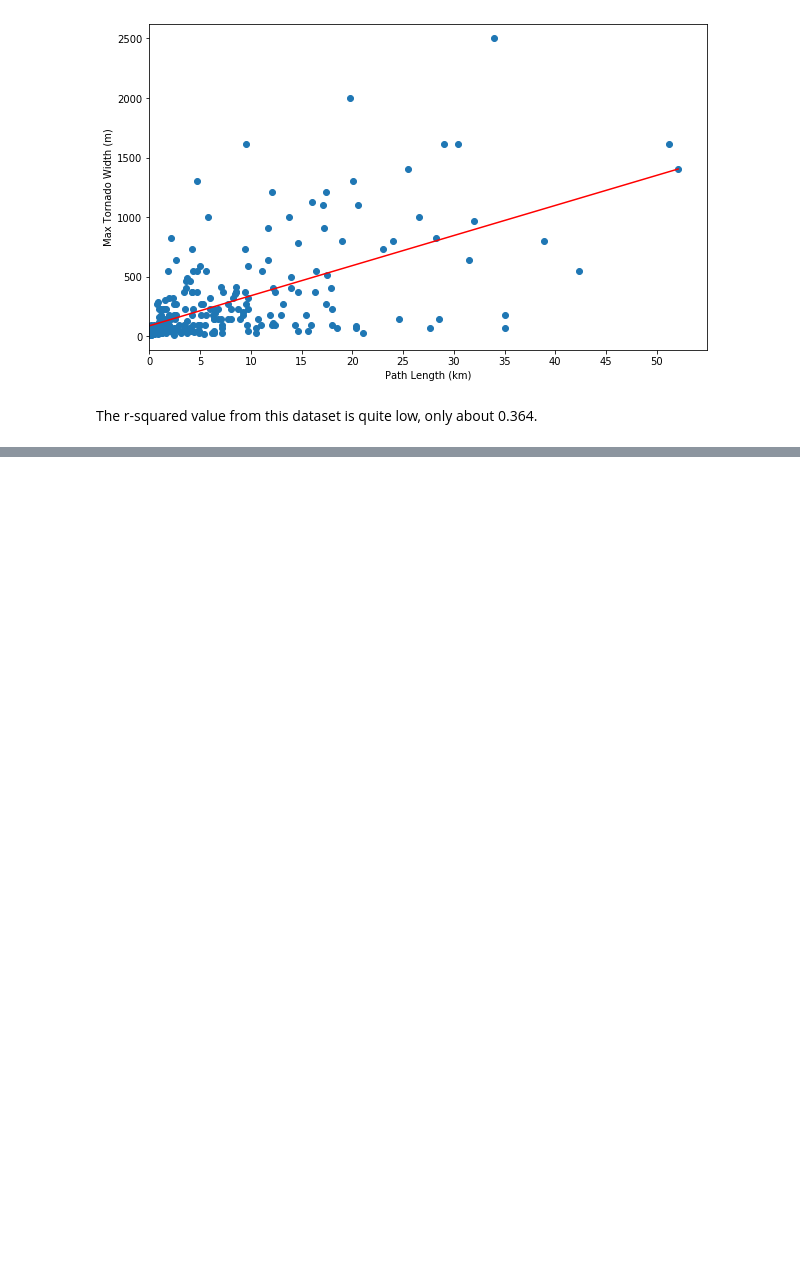
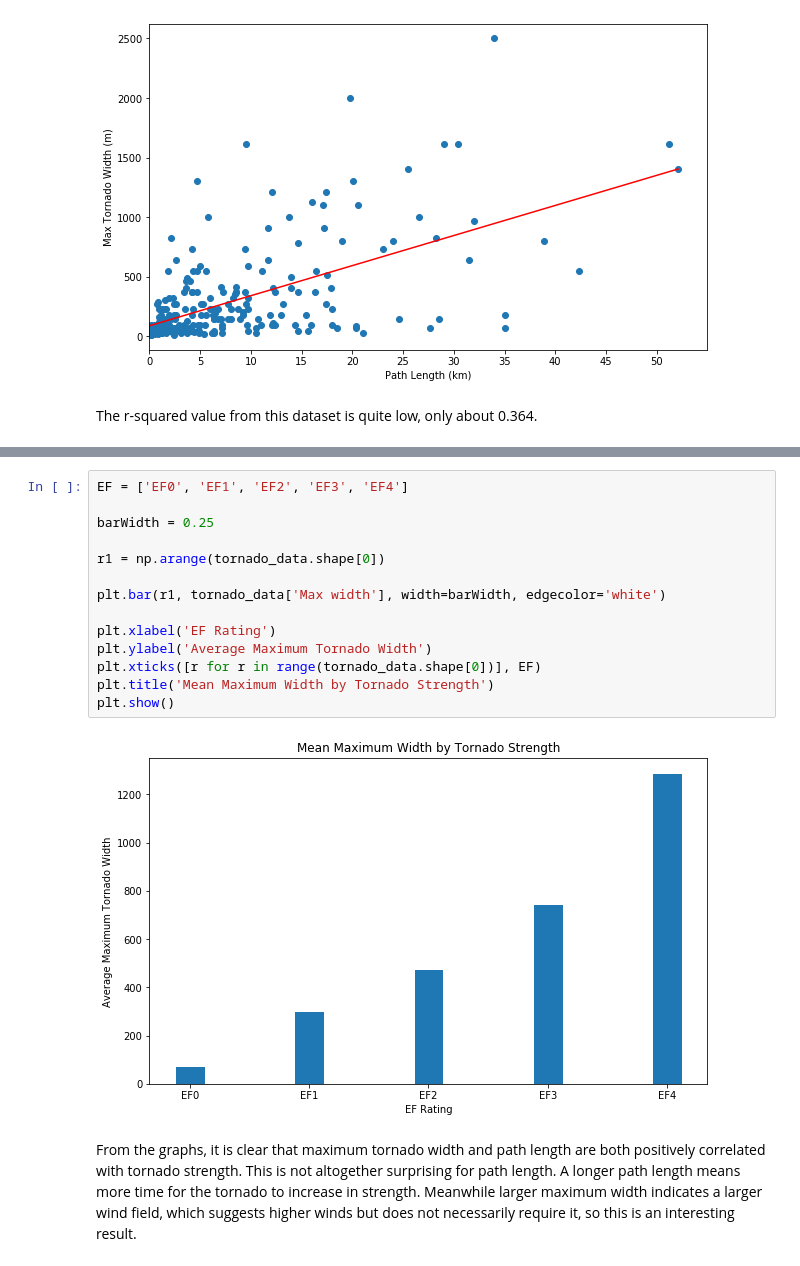
Before and after one commit to jameshonea/May-2019-Tornado-Outbreak, a Jupyter notebook: May_2019_Tornado_Outbreak.ipynb, the cells around one changed output, grey strips where cells are left out. Saved outputs shown, nothing was run; the diff lists cells and outputs as text; blank space fills up the shorter version.

```diff
--- a/May_2019_Tornado_Outbreak.ipynb
+++ b/May_2019_Tornado_Outbreak.ipynb
@@ -229,0 +253,18 @@ The r-squared value from this dataset is quite low, only about 0.364.
+# %%
+EF = ['EF0', 'EF1', 'EF2', 'EF3', 'EF4']
+
+barWidth = 0.25
+
+r1 = np.arange(tornado_data.shape[0])
+
+plt.bar(r1, tornado_data['Max width'], width=barWidth, edgecolor='white')
+
+plt.xlabel('EF Rating')
+plt.ylabel('Average Maximum Tornado Width')
+plt.xticks([r for r in range(tornado_data.shape[0])], EF)
+plt.title('Mean Maximum Width by Tornado Strength')
+plt.show()
+# %% [output]
+[figure, added]
+# %% [markdown]
+From the graphs, it is clear that maximum tornado width and path length are both positively correlated with tornado strength. This is not altogether surprising for path length. A longer path length means more time for the tornado to increase in strength. Meanwhile larger maximum width indicates a larger wind field, which suggests higher winds but does not necessarily require it, so this is an interesting result.
```
Also changed, not shown: parts of 3 cells of this notebook.
